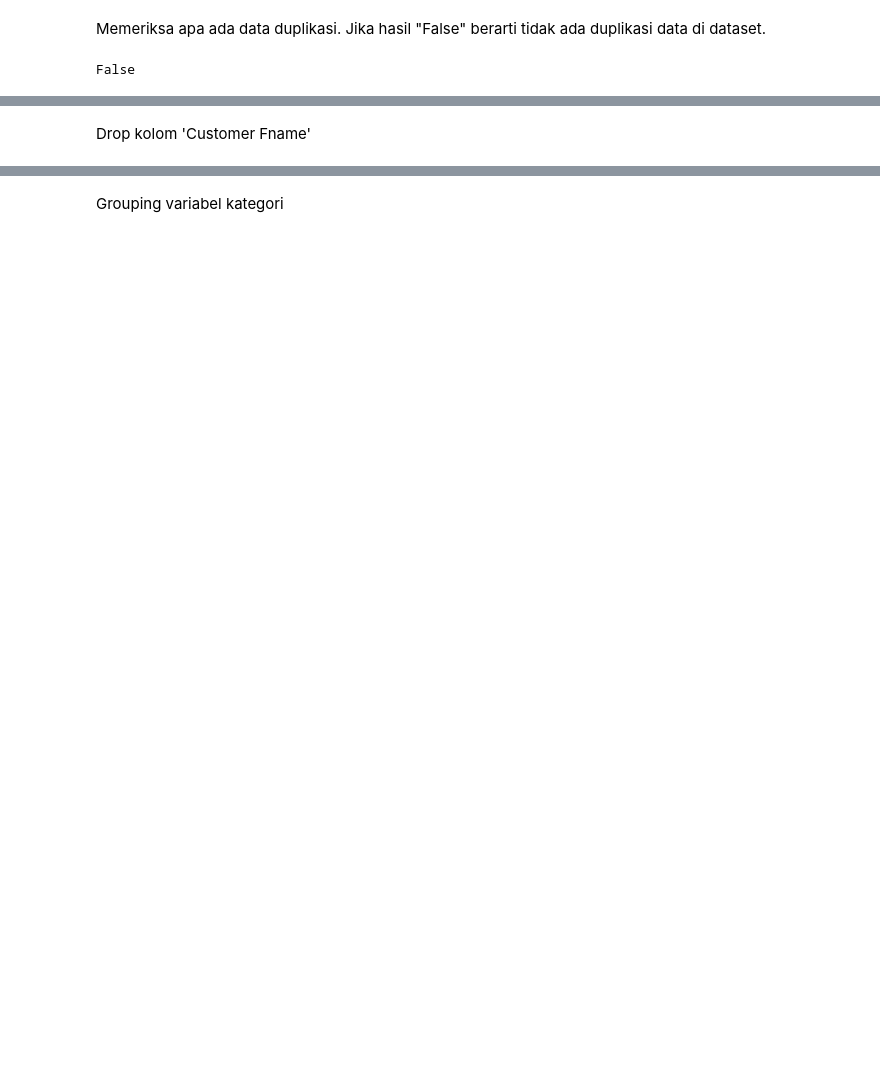
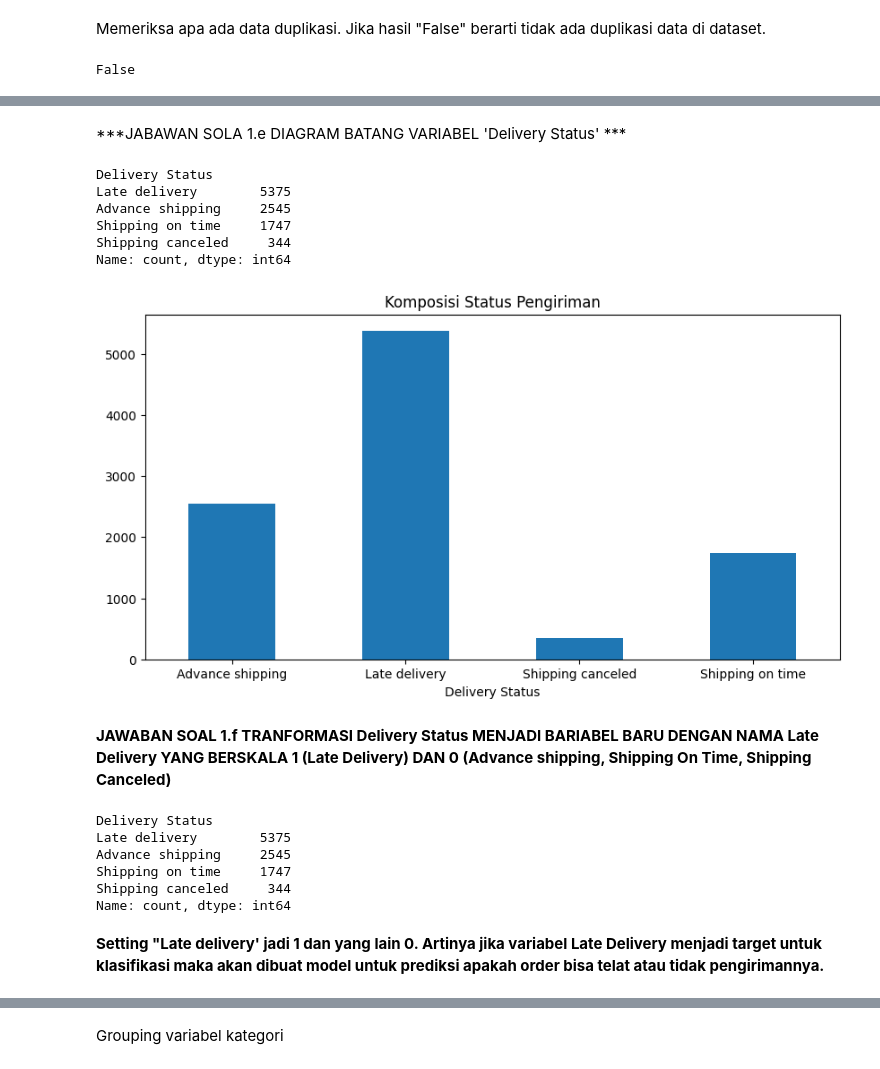
Before and after one commit to Nurochman79/DataScience, a Jupyter notebook: TUGAS_1_DATA_MINING.ipynb, the cells around one changed output, grey strips where cells are left out. Cells and saved outputs as stored; diff of their text form; code cells hidden in the pictures; blank space fills up the shorter version.

```diff
--- a/TUGAS_1_DATA_MINING.ipynb
+++ b/TUGAS_1_DATA_MINING.ipynb
@@ -26,0 +66,3 @@ Mengecek missing value di dataset
+# %%
+data=data.iloc[0:10011]
+data.shape
@@ -32,6 +99,3 @@ Customer City,Customer Country,Customer Email, Customer, Fname type object sehin
-# %%
-data['Customer Zipcode']=data['Customer Zipcode'].fillna(0)
-data['Customer Lname']=data['Customer Lname'].fillna("NotDetermined")
 # %%
 data.drop('Product Description',axis=1, inplace=True)
 data.drop('Order Zipcode', axis=1, inplace=True)
@@ -54,2 +156,4 @@ data['Customer Full Name'] = data['Customer Fname'].astype(str)+data['Customer L
+# %%
+data.drop(columns=['Customer Fname','Customer Lname'], axis=1, inplace=True)
 # %%
 data.info()
@@ -56,2 +178,30 @@ data.info()
-# %% [markdown]
-Drop kolom 'Customer Fname'
+# %% [markdown]
+***JABAWAN SOLA 1.e DIAGRAM BATANG VARIABEL 'Delivery Status' ***
+# %%
+data['Delivery Status'].value_counts()
+# %% [output]
+Delivery Status
+Late delivery        5375
+Advance shipping     2545
+Shipping on time     1747
+Shipping canceled     344
+Name: count, dtype: int64
+# %%
+plt.figure(figsize=(10,5))
+data['Delivery Status'].value_counts().sort_index().plot.bar(rot=0, title='Komposisi Status Pengiriman')
+plt.show()
+# %% [output]
+[figure, added]
+# %% [markdown]
+**JAWABAN SOAL 1.f  TRANFORMASI Delivery Status MENJADI BARIABEL BARU DENGAN NAMA Late Delivery YANG BERSKALA 1 (Late Delivery)  DAN 0 (Advance shipping, Shipping On Time, Shipping Canceled)**
+# %%
+data['Delivery Status'].value_counts()
+# %% [output]
+Delivery Status
+Late delivery        5375
+Advance shipping     2545
+Shipping on time     1747
+Shipping canceled     344
+Name: count, dtype: int64
+# %% [markdown]
+**Setting "Late delivery' jadi 1 dan yang lain 0. Artinya jika variabel Late Delivery menjadi target untuk klasifikasi maka akan dibuat model untuk prediksi apakah order bisa telat atau tidak pengirimannya.**
```
Also changed, not shown: parts of 112 cells of this notebook.
